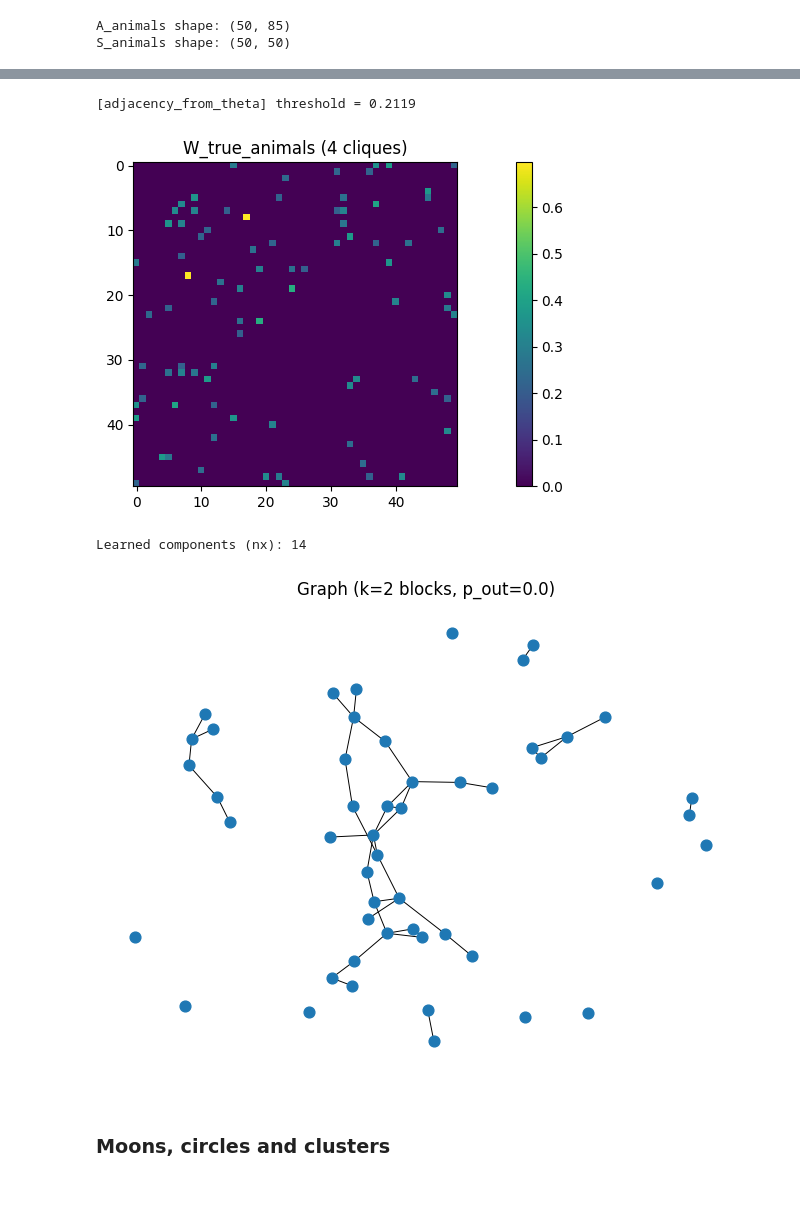
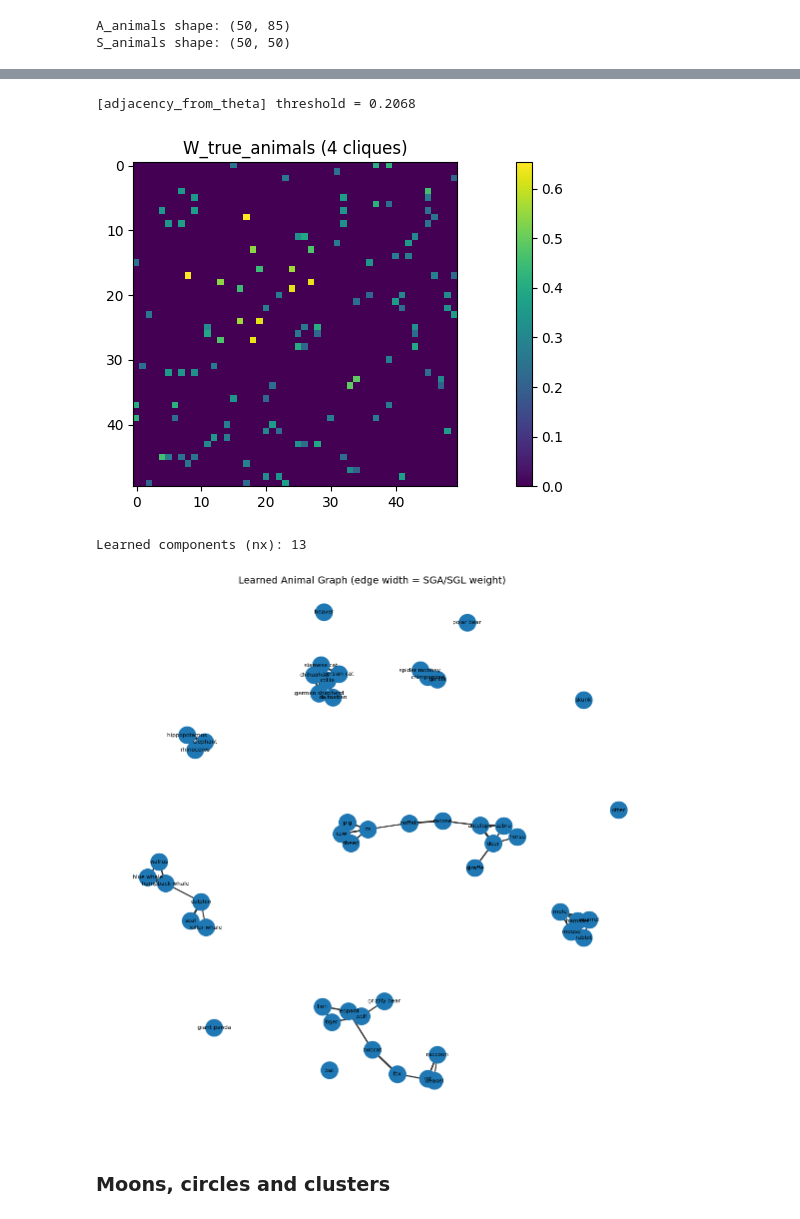
Before and after one commit to KHOUTAIBI/timeseries-graph-learning, a Jupyter notebook: graph.ipynb, the cells around one changed output, grey strips where cells are left out. Cells and saved outputs as stored; diff of their text form; code cells hidden in the pictures; blank space fills up the shorter version.

```diff
--- a/graph.ipynb
+++ b/graph.ipynb
@@ -573,10 +583,8 @@ print("A_animals shape:", A_animals.shape)
 X_animals = A_animals.T
 
 mu = X_animals.mean(axis=0, keepdims=True)
-std = X_animals.std(axis=0, keepdims=True)
-std = np.maximum(std, 1e-12)          # avoid divide-by-zero
 
-Xz = (X_animals - mu) / std
+Xz = (X_animals - mu)
 
 S_animals = (Xz.T @ Xz) / Xz.shape[0]
 p = S_animals.shape[0]
@@ -590,13 +598,13 @@ S_animals shape: (50, 50)
 # %%
 Theta_hat_animals, w_hat, U_hat, lam_hat, hist = sgl_r_style(
     S_in_animals,
-    k=6,
+    k=12,
     alpha=0.0,
-    beta=1e4,
+    beta=0.5,
     eps=1e-3,
     c1=1e-3,
     c2=1e3,
-    reltol=1e-6,
+    reltol=1e-5,
     maxiter=1000,
     verbose=True
 )
@@ -631,8 +639,8 @@ plt.show()
 # %%
-W_hat_animals = adjacency_from_theta(Theta_hat_animals)
+W_hat_animals = adjacency_from_theta(Theta_hat_animals, thr_quantile=0.55)
 G_hat_animals = nx.from_numpy_array(W_hat_animals)
 # %% [output]
-[adjacency_from_theta] threshold = 0.2119
+[adjacency_from_theta] threshold = 0.2068
 # %%
 plt.figure(figsize=(12,4))
 
@@ -644,8 +652,8 @@ plt.colorbar(fraction=0.046)
 plt.tight_layout()
 plt.show()
 # %% [output]
-[figure, old version]
+[figure, new version]
 # %%
 print("Learned components (nx):", nx.number_connected_components(G_hat_animals))
 # %% [output]
-Learned components (nx): 14
+Learned components (nx): 13
@@ -652,12 +714,46 @@ Learned components (nx): 14
 # %%
-plt.figure()
-pos = nx.spring_layout(G_hat_animals)
-nx.draw(G_hat_animals, pos, node_size=60, width=0.7)
-plt.title(f"Graph (k={k_true} blocks, p_out={p_out})")
+plt.figure(figsize=(14, 14))
+
+pos = nx.spring_layout(G_hat_animals, seed=0)
+
+edges = list(G_hat_animals.edges())
+weights = [G_hat_animals[u][v]["weight"] for u, v in edges]
+
+weights = np.array(weights)
+if len(weights) > 0:
+    widths = 5.0 * weights / weights.max()
+else:
+    widths = 1.0
+
+# Draw nodes
+nx.draw_networkx_nodes(
+    G_hat_animals,
+    pos,
+    node_size=600,
+)
+
+# Draw edges with widths = learned weights
+nx.draw_networkx_edges(
+    G_hat_animals,
+    pos,
+    edgelist=edges,
+    width=widths,
+    alpha=0.8,
+)
+
+# Draw labels
+nx.draw_networkx_labels(
+    G_hat_animals,
+    pos,
+    labels=labels,
+    font_size=8,
+)
+
+plt.title("Learned Animal Graph (edge width = SGA/SGL weight)", fontsize=14)
 plt.axis("off")
 plt.show()
 # %% [output]
-[figure, old version]
+[figure, new version]
 # %% [markdown]
 ### Moons, circles and clusters
 # %%
```
Also changed, not shown: parts of 31 cells of this notebook.
